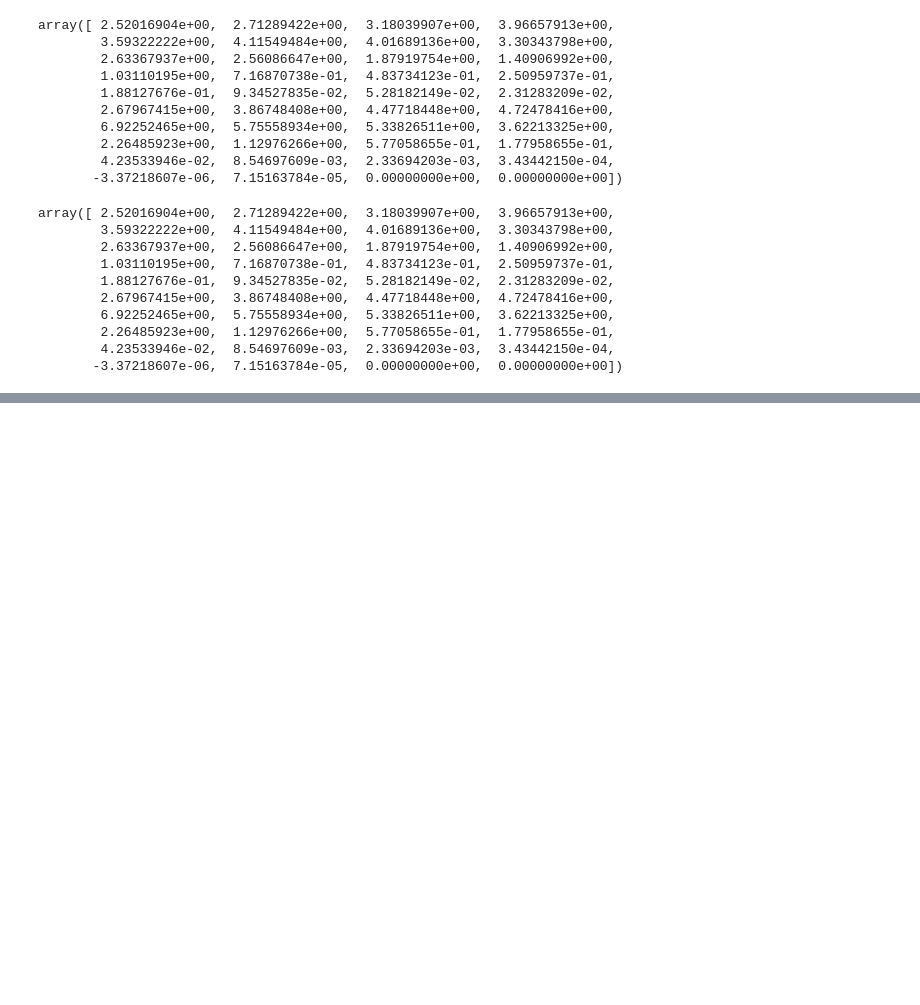
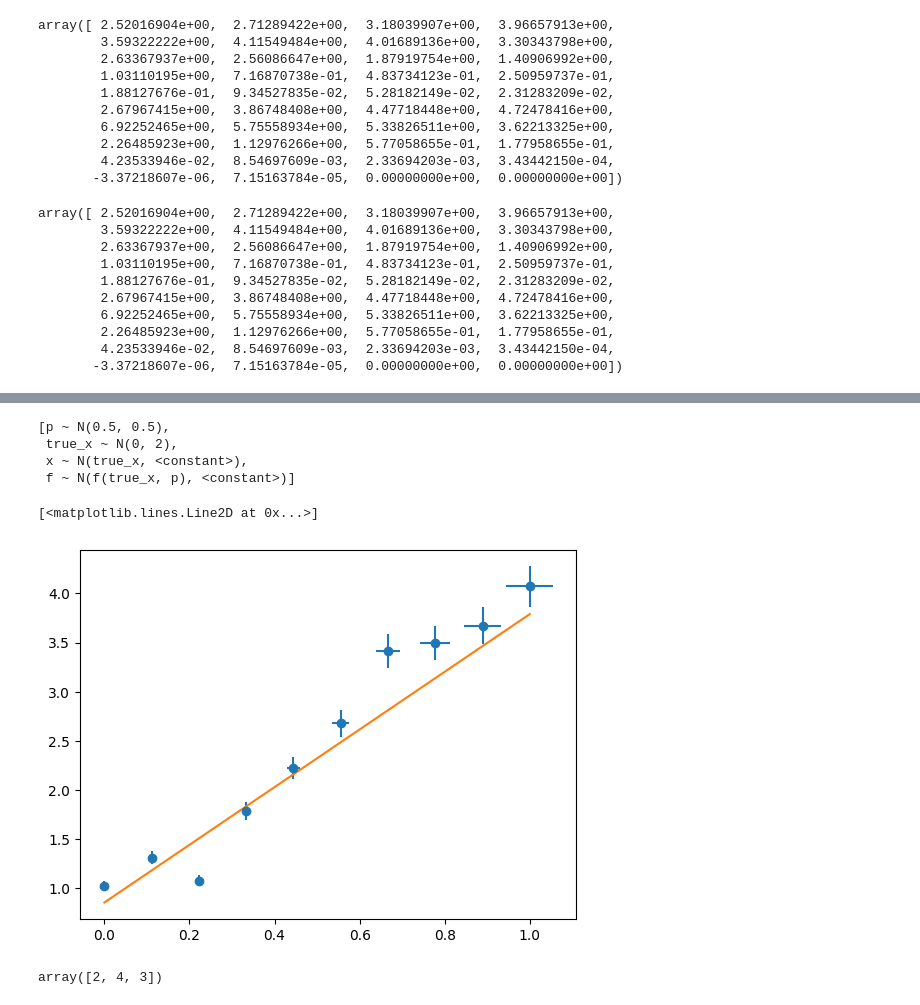
Before and after one commit to Jeffae-Schroff/apprentice-jax, a Jupyter notebook: EIV_cov_test.ipynb, the cells around one changed output, grey strips where cells are left out. Saved outputs shown, nothing was run; the diff lists cells and outputs as text; code cells hidden in the pictures; blank space fills up the shorter version.

```diff
--- a/EIV_cov_test.ipynb
+++ b/EIV_cov_test.ipynb
@@ -117,0 +171,26 @@ array([ 2.52016904e+00,  2.71289422e+00,  3.18039907e+00,  3.96657913e+00,
+# %%
+az.summary(trace_lin)
+lin_model.basic_RVs
+# %% [output]
+[p ~ N(0.5, 0.5),
+ true_x ~ N(0, 2),
+ x ~ N(true_x, <constant>),
+ f ~ N(f(true_x, p), <constant>)]
+# %%
+import matplotlib.pyplot as plt
+
+p_fit = jnp.average(jnp.array(trace_lin.posterior.p[0]), axis=0)
+p_unc = jnp.std(jnp.array(trace_lin.posterior.p[0]), axis=0)
+def f_fit(x):
+    return p_fit[0]*x + p_fit[1]
+
+plt.errorbar(x_dat, f_dat, yerr=f_dat/20, xerr=x_unc, fmt='o')
+plt.plot(x_dat, f_fit(x_dat))
+# %% [output]
+[<matplotlib.lines.Line2D at 0x...>]
+[figure, added]
+# %%
+p = np.array([2, 3])
+np.prod(pow(p, comp[:, np.newaxis]), axis=2).flatten()
+# %% [output]
+array([2, 4, 3])
```
Also changed, not shown: parts of 4 cells of this notebook, 1 other file.
